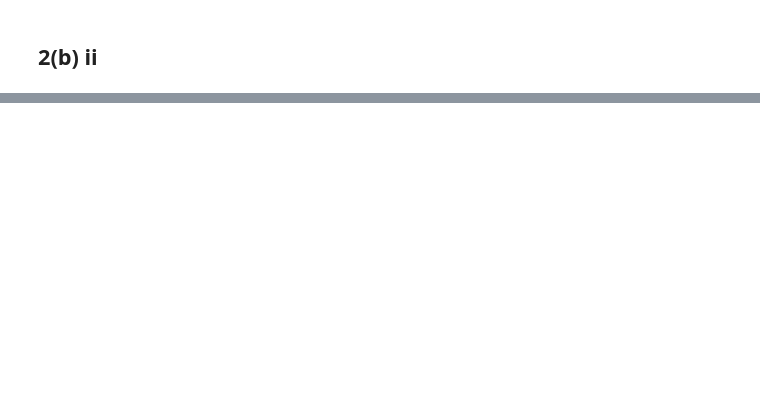
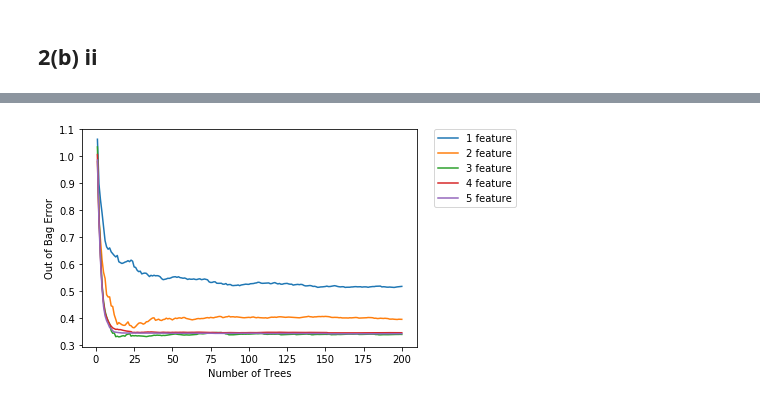
Before and after one commit to HonglanHuang/ee219, a Jupyter notebook: project4/codes/Part 2b.ipynb, the cells around one changed output, grey strips where cells are left out. Cells and saved outputs as stored; diff of their text form; code cells hidden in the pictures; blank space fills up the shorter version.

```diff
--- a/project4/codes/Part 2b.ipynb
+++ b/project4/codes/Part 2b.ipynb
@@ -305,0 +217,23 @@ print(ave_rmse_test[:,1])
+# %%
+from sklearn.ensemble import RandomForestRegressor
+
+OOBE = np.zeros((201,6))
+for i in range(1,201):
+        for j in range(1,6):
+            rdf__ = RandomForestRegressor(n_estimators=i, max_features=j, max_depth=4, oob_score=True, random_state=0)
+            OOBE[i,j] = out_of_bag_error(Training, rdf__)
+
+
+x_list = range(1,201)
+
+plt.plot(x_list, OOBE[1:,1], label= '1 feature')
+plt.plot(x_list, OOBE[1:,2], label = '2 feature')
+plt.plot(x_list, OOBE[1:,3], label = '3 feature')
+plt.plot(x_list, OOBE[1:,4], label = '4 feature')
+plt.plot(x_list, OOBE[1:,5], label = '5 feature')
+plt.legend(bbox_to_anchor=(1.05, 1), loc=2, borderaxespad=0.)
+plt.ylabel('Out of Bag Error')
+plt.xlabel('Number of Trees')
+plt.show()
+# %% [output]
+[figure, added]
```
Also changed, not shown: parts of 14 cells of this notebook.
